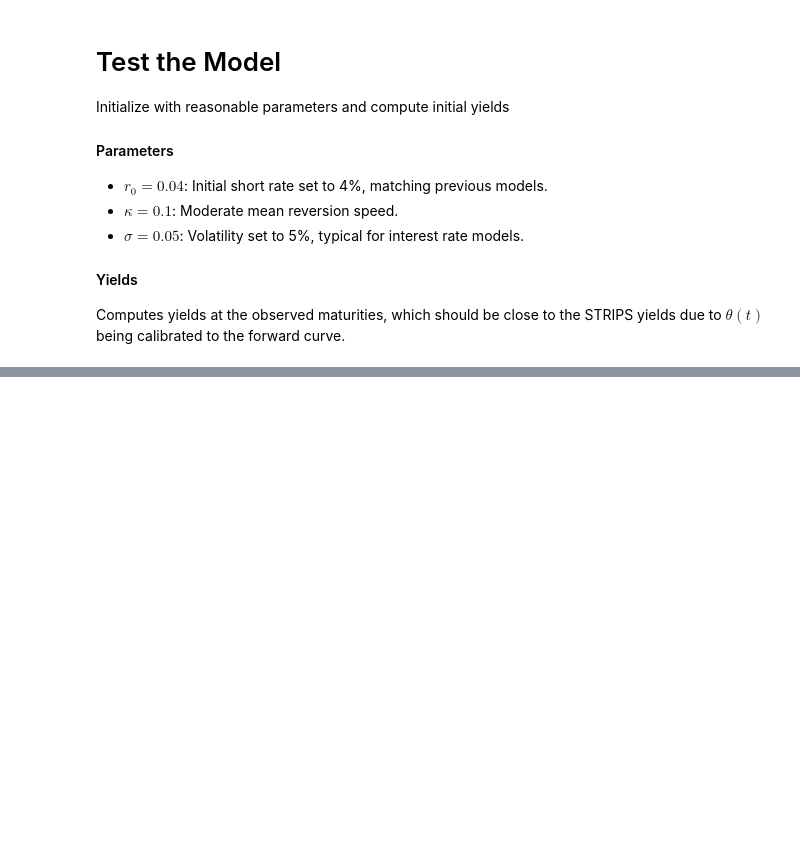
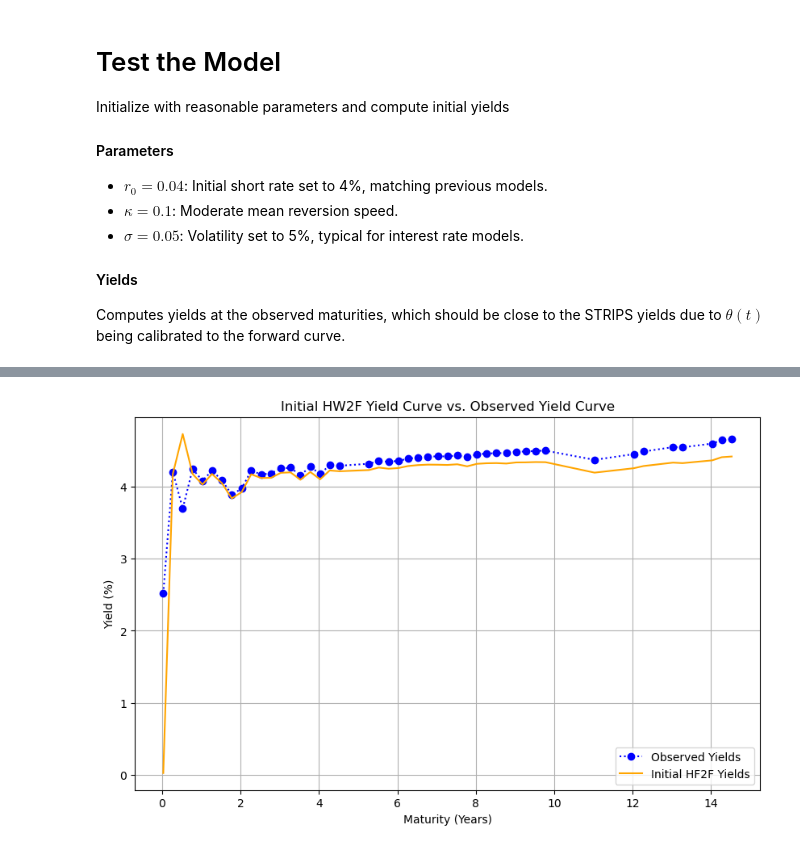
Before and after one commit to divija-rao/FixedIncome, a Jupyter notebook: Hull-White Model.ipynb, the cells around one changed output, grey strips where cells are left out. Saved outputs shown, nothing was run; the diff lists cells and outputs as text; code cells hidden in the pictures; blank space fills up the shorter version.

```diff
--- a/Hull-White Model.ipynb
+++ b/Hull-White Model.ipynb
@@ -326,0 +448,12 @@ print("Condition number:", cn)
+# %%
+# Test the Model
+# Initial parameters: a1, a2 (mean-reversion speeds), sigma1, sigma2 (volatilities), rho (correlation), x1_0, x2_0
+initial_r0 = yields[0] / 100  # Use the shortest maturity yield (~5%)
+initial_params = [0.1, 0.05, 0.01, 0.005, 0.0, initial_r0 / 2, initial_r0 / 2]  # Split r0 between x1_0 and x2_0
+hw2f = Two_Factor_Model(maturities, *initial_params)
+
+# Test bond prices and yields
+test_prices = np.array([hw2f.zero(0, tau) * face_value for tau in maturities])
+test_yields = np.array([hw2f.yield_curve(tau) for tau in maturities])
+print("Initial Model Prices:", test_prices)
+print("Initial Model Yields:", test_yields)
@@ -326,0 +477,13 @@ print("Condition number:", cn)
+# %%
+# Plot Initial Model Curve vs. Yield Curve
+plt.figure(figsize=(10, 6))
+plt.plot(maturities, yields * 100, marker='o', linestyle='dotted', label='Observed Yields', color='blue')
+plt.plot(maturities, test_yields, linestyle='solid', label='Initial HF2F Yields', color='orange')
+plt.xlabel('Maturity (Years)')
+plt.ylabel('Yield (%)')
+plt.title('Initial HW2F Yield Curve vs. Observed Yield Curve')
+plt.legend()
+plt.grid(True)
+plt.show()
+# %% [output]
+[figure, added]
```
Also changed, not shown: parts of 22 cells of this notebook.
